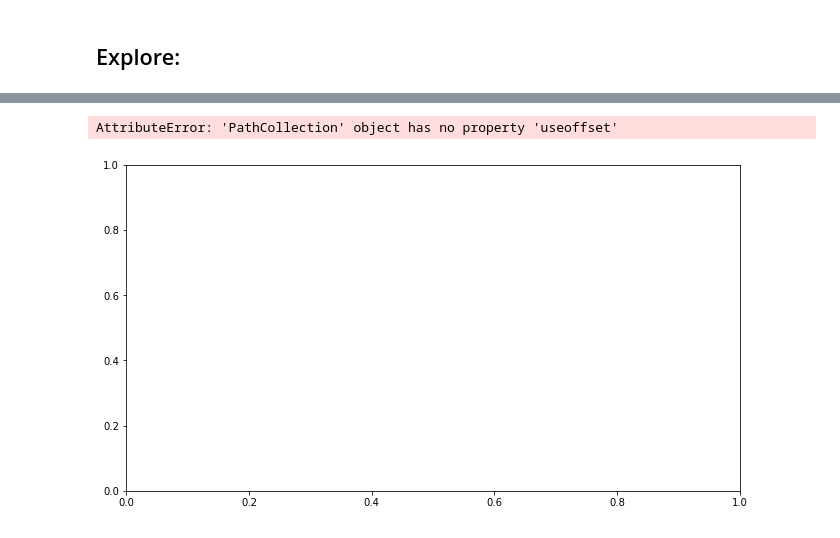
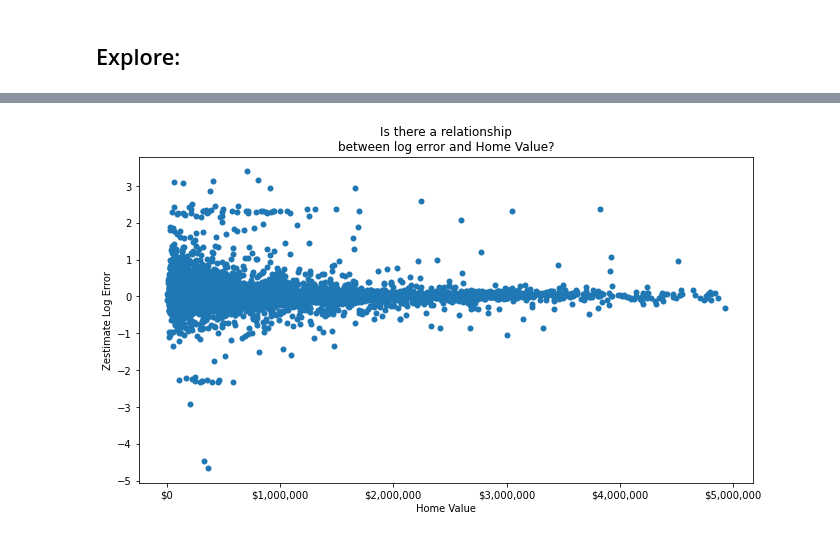
Before and after one commit to jeffakins/zillow_2017_clustering_project, a Jupyter notebook: zillow_clustering_project.ipynb, the cells around one changed output, grey strips where cells are left out. Drawn from its saved outputs; the diff is of its cells as text; code cells hidden in the pictures.

```diff
--- a/zillow_clustering_project.ipynb
+++ b/zillow_clustering_project.ipynb
@@ -125,14 +142,15 @@ plt.show()
 # %%
-train.plot.scatter(
-    x="taxvaluedollarcnt",
-    y="logerror",
-    title='Is there a relationship\nbetween log error and Home Value?',
-    figsize=(11, 6),
-    useOffset=False)
-plt.show()
+# Plot of log error vs home value
+f, ax = plt.subplots(figsize=(11, 6))
+sns.scatterplot(x="taxvaluedollarcnt", y="logerror",
+                sizes=(1, 8), linewidth=0,
+                data=train, ax=ax)
+plt.title('Is there a relationship\nbetween log error and Home Value?')
+plt.xlabel('Home Value')
+plt.ylabel('Zestimate Log Error')
+ax.xaxis.set_major_formatter('${:,.0f}'.format)
 # %% [output]
-AttributeError: 'PathCollection' object has no property 'useoffset'
-[figure, old version]
+[figure, new version]
 # %%
 train['abs_logerr'] = train.logerror.apply(lambda x: x if x >= 0 else -x)
 # Plot of error using lat/long
```
Also changed, not shown: parts of 24 cells of this notebook, 2 other files.
